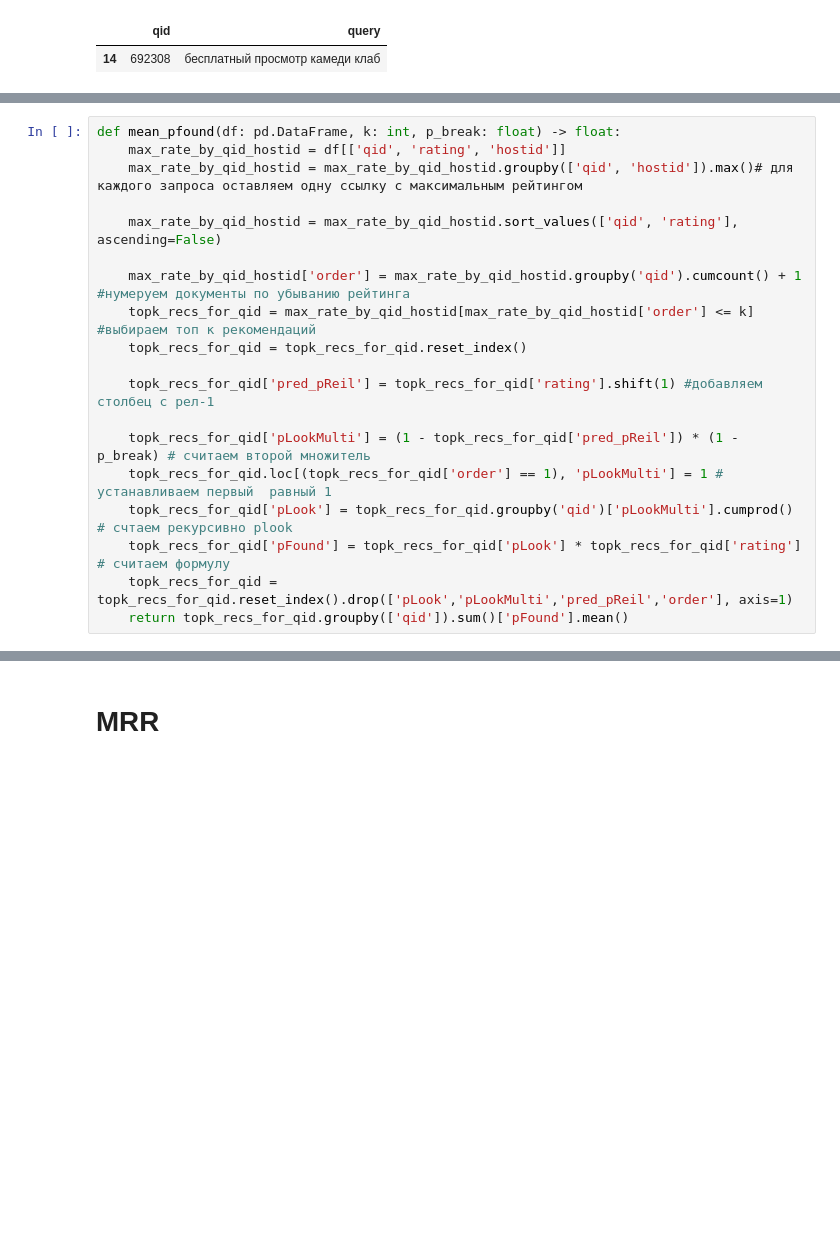
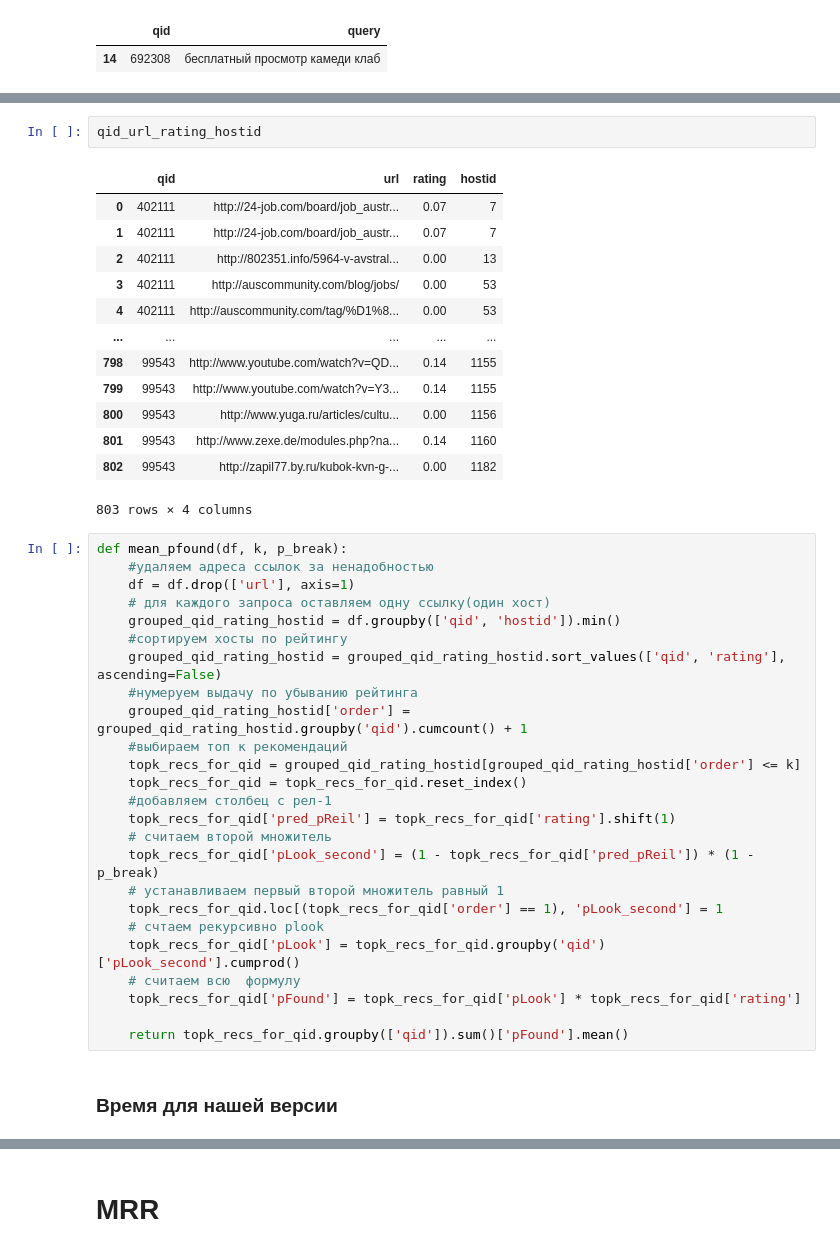
Before and after one commit to feldlime/RecoServiceTemplate, a Jupyter notebook: notebooks/homework2_2.ipynb, the cells around one changed output, grey strips where cells are left out. Drawn from its saved outputs; the diff is of its cells as text; blank space fills up the shorter version.

```diff
--- a/notebooks/homework2_2.ipynb
+++ b/notebooks/homework2_2.ipynb
@@ -75,22 +99,46 @@ qid_query[qid_query["qid"] == qid_max]
+# %%
+qid_url_rating_hostid
+# %% [output]
+|  | qid | url | rating | hostid |
+| 0 | 402111 | http://24-job.com/board/job_austr... | 0.07 | 7 |
+| 1 | 402111 | http://24-job.com/board/job_austr... | 0.07 | 7 |
+| 2 | 402111 | http://802351.info/5964-v-avstral... | 0.00 | 13 |
+| 3 | 402111 | http://auscommunity.com/blog/jobs/ | 0.00 | 53 |
+| 4 | 402111 | http://auscommunity.com/tag/%D1%8... | 0.00 | 53 |
+| ... | ... | ... | ... | ... |
+| 798 | 99543 | http://www.youtube.com/watch?v=QD... | 0.14 | 1155 |
+| 799 | 99543 | http://www.youtube.com/watch?v=Y3... | 0.14 | 1155 |
+| 800 | 99543 | http://www.yuga.ru/articles/cultu... | 0.00 | 1156 |
+| 801 | 99543 | http://www.zexe.de/modules.php?na... | 0.14 | 1160 |
+| 802 | 99543 | http://zapil77.by.ru/kubok-kvn-g-... | 0.00 | 1182 |
+803 rows × 4 columns
 # %%
-def mean_pfound(df: pd.DataFrame, k: int, p_break: float) -> float:
-    max_rate_by_qid_hostid = df[['qid', 'rating', 'hostid']]
-    max_rate_by_qid_hostid = max_rate_by_qid_hostid.groupby(['qid', 'hostid']).max()# для каждого запроса оставляем одну ссылку с максимальным рейтингом
+def mean_pfound(df, k, p_break):
+    #удаляем адреса ссылок за ненадобностью
+    df = df.drop(['url'], axis=1)
+    # для каждого запроса оставляем одну ссылку(один хост)
+    grouped_qid_rating_hostid = df.groupby(['qid', 'hostid']).min()
+    #cортируем хосты по рейтингу
+    grouped_qid_rating_hostid = grouped_qid_rating_hostid.sort_values(['qid', 'rating'], ascending=False)
+    #нумеруем выдачу по убыванию рейтинга
+    grouped_qid_rating_hostid['order'] = grouped_qid_rating_hostid.groupby('qid').cumcount() + 1
+    #выбираем топ к рекомендаций
+    topk_recs_for_qid = grouped_qid_rating_hostid[grouped_qid_rating_hostid['order'] <= k]
+    topk_recs_for_qid = topk_recs_for_qid.reset_index()
+    #добавляем столбец с рел-1
+    topk_recs_for_qid['pred_pReil'] = topk_recs_for_qid['rating'].shift(1)
+    # считаем второй множитель
+    topk_recs_for_qid['pLook_second'] = (1 - topk_recs_for_qid['pred_pReil']) * (1 - p_break)
+    # устанавливаем первый второй множитель равный 1
+    topk_recs_for_qid.loc[(topk_recs_for_qid['order'] == 1), 'pLook_second'] = 1
+    # счтаем рекурсивно plook
+    topk_recs_for_qid['pLook'] = topk_recs_for_qid.groupby('qid')['pLook_second'].cumprod()
+    # считаем всю  формулу
+    topk_recs_for_qid['pFound'] = topk_recs_for_qid['pLook'] * topk_recs_for_qid['rating']
 
-    max_rate_by_qid_hostid = max_rate_by_qid_hostid.sort_values(['qid', 'rating'], ascending=False)
-
-    max_rate_by_qid_hostid['order'] = max_rate_by_qid_hostid.groupby('qid').cumcount() + 1 #нумеруем документы по убыванию рейтинга
-    topk_recs_for_qid = max_rate_by_qid_hostid[max_rate_by_qid_hostid['order'] <= k] #выбираем топ к рекомендаций
-    topk_recs_for_qid = topk_recs_for_qid.reset_index()
-
-    topk_recs_for_qid['pred_pReil'] = topk_recs_for_qid['rating'].shift(1) #добавляем столбец с рел-1
-
-    topk_recs_for_qid['pLookMulti'] = (1 - topk_recs_for_qid['pred_pReil']) * (1 - p_break) # считаем второй множитель
-    topk_recs_for_qid.loc[(topk_recs_for_qid['order'] == 1), 'pLookMulti'] = 1 # устанавливаем первый  равный 1
-    topk_recs_for_qid['pLook'] = topk_recs_for_qid.groupby('qid')['pLookMulti'].cumprod() # счтаем рекурсивно plook
-    topk_recs_for_qid['pFound'] = topk_recs_for_qid['pLook'] * topk_recs_for_qid['rating'] # считаем формулу
-    topk_recs_for_qid = topk_recs_for_qid.reset_index().drop(['pLook','pLookMulti','pred_pReil','order'], axis=1)
     return topk_recs_for_qid.groupby(['qid']).sum()['pFound'].mean()
+# %% [markdown]
+### Время для нашей версии
 # %%
 %%timeit
 mean_pfound(qid_url_rating_hostid, 10, 0.15)
```
Also changed, not shown: parts of 22 cells of this notebook.
